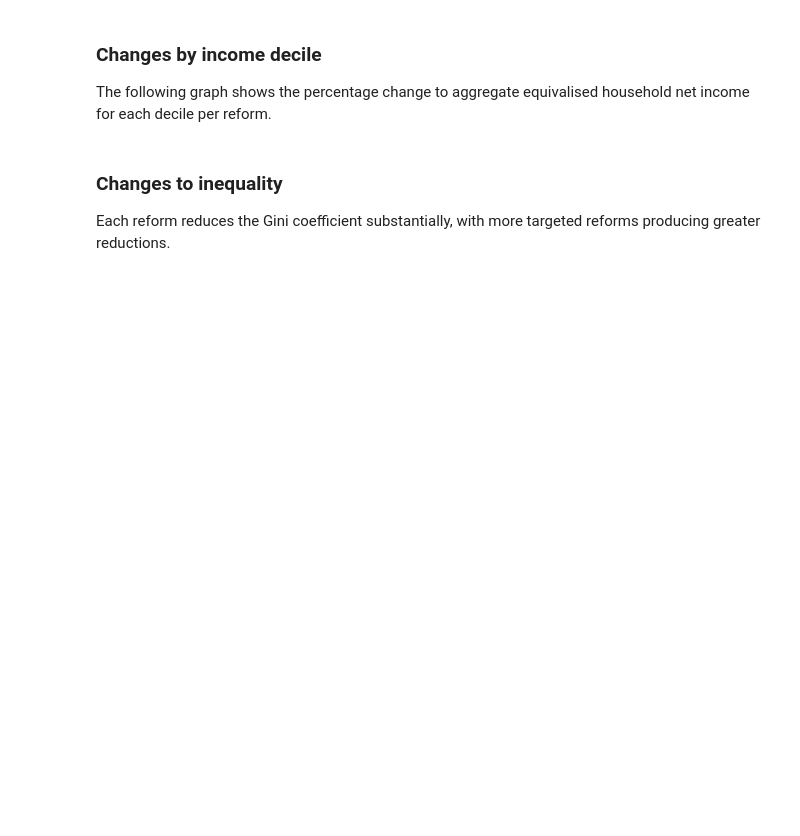
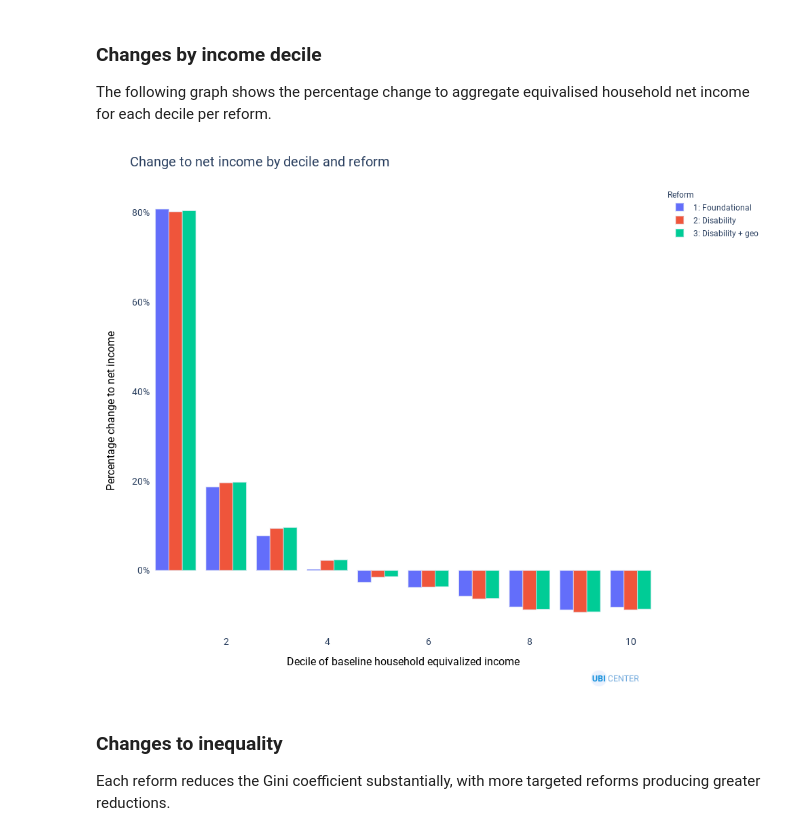
Before and after one commit to UBICenter/uk, a Jupyter notebook: jb/uk_ft_ubi.ipynb, the cells around one changed output. Saved outputs shown, nothing was run; the diff lists cells and outputs as text; code cells hidden in the pictures; blank space fills up the shorter version.

```diff
--- a/jb/uk_ft_ubi.ipynb
+++ b/jb/uk_ft_ubi.ipynb
@@ -234,3 +173,28 @@ fig.show()
+# %%
+LABELS = {
+    "equiv_household_net_income_base_decile": "Income decile",
+    "pc": "Change to net income",
+    "reform": "Reform",
+}
+
+fig = px.bar(
+    # Remove 0th decile which represents non-positive income.
+    decile[decile.equiv_household_net_income_base_decile > 0],
+    "equiv_household_net_income_base_decile",
+    "pc",
+    color="reform",
+    barmode="group",
+    labels=LABELS,
+)
+fig.update_layout(
+    title="Change to net income by decile and reform",
+    xaxis_title="Decile of baseline household equivalized income",
+    yaxis_title="Percentage change to net income",
+    yaxis_tickformat="%",
+)
+ubi_chart(fig, "decile", showlegend=True)
+# %% [output]
+[figure, added]
 # %% [markdown]
 ### Changes to inequality
 
```
Also changed, not shown: parts of 14 cells of this notebook, 4 other files.
